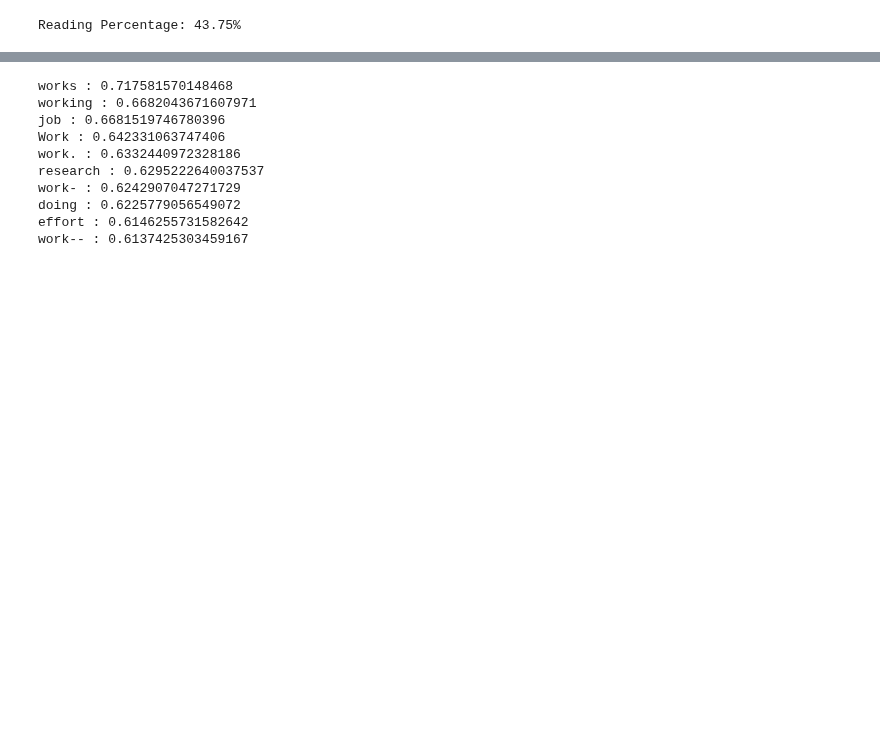
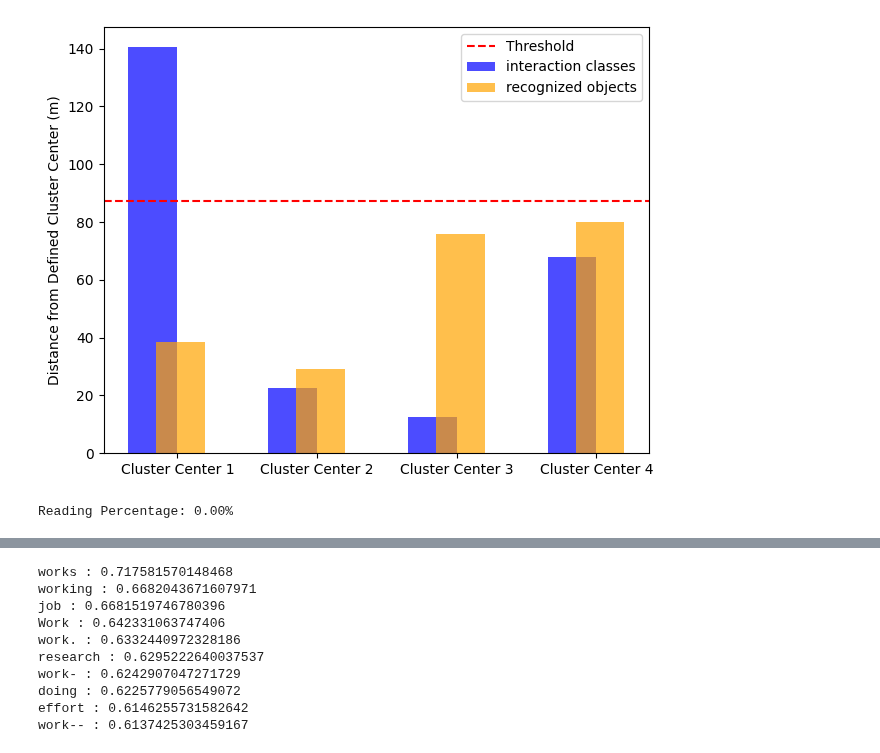
Before and after one commit to ozaki-hr8/-Space-Utilization-Analysis, a Jupyter notebook: cluster.ipynb, the cells around one changed output, grey strips where cells are left out. Cells and saved outputs as stored; diff of their text form; code cells hidden in the pictures; blank space fills up the shorter version.

```diff
--- a/cluster.ipynb
+++ b/cluster.ipynb
@@ -253,5 +280,50 @@ for i, observed_list in enumerate(observed_lists):
+# %%
+import numpy as np
+import matplotlib.pyplot as plt
+
+# Given 4 coordinates
+target_coordinates = np.array([(515, 118), (398, 366.5), (100, 360), (202, 112)])
+
+# Centers' coordinates
+centers_coordinates = np.array(centers)
+centers2_coordinates = np.array(centers2)
+
+# Calculate the index of the nearest coordinate for each center
+nearest_indices_centers = np.argmin(np.linalg.norm(centers_coordinates[:, None] - target_coordinates, axis=2), axis=1)
+nearest_indices_centers2 = np.argmin(np.linalg.norm(centers2_coordinates[:, None] - target_coordinates, axis=2), axis=1)
+
+# Calculate the distance from the nearest coordinate
+distances_centers = np.linalg.norm(centers_coordinates - target_coordinates[nearest_indices_centers], axis=1)
+distances_centers2 = np.linalg.norm(centers2_coordinates - target_coordinates[nearest_indices_centers2], axis=1)
+
+
+# Set the threshold
+threshold = 87.4
+
+# Set bar width and offset
+bar_width = 0.35
+bar_offset = 0.2
+
+
+# Plot the bar graph for centers (centers2 will be shifted by the bar_offset)
+plt.bar(np.arange(len(distances_centers)), distances_centers, bar_width, label='interaction classes', color='blue', alpha=0.7)
+plt.bar(np.arange(len(distances_centers2)) + bar_offset, distances_centers2, bar_width, label='recognized objects', color='orange', alpha=0.7)
+
+# Plot the threshold line
+plt.axhline(threshold, color='red', linestyle='--', label='Threshold')
+plt.ylabel('Distance from Defined Cluster Center (m)')
+
+
+plt.xticks(np.arange(len(distances_centers)) + bar_width / 2, ['Cluster Center 1', 'Cluster Center 2', 'Cluster Center 3', 'Cluster Center 4'])
+plt.legend()
+
+# Display the graph
+plt.tight_layout()
+plt.show()
+# %% [output]
+[figure, added]
 # %%
-split_values=split_values #1 2 work  3laying 4read
+split_values=split_values1 #1 2 work  3laying 4read
 total_count = len(split_values)  # split_valuesリストの総要素数
 # count1 = sum(1 for value in split_values if value == "reading")  # "reading"の数をカウント
 # count2 = sum(1 for value in split_values if value == "book")  # "book"の数をカウント
@@ -276,7 +348,7 @@ print(f"Reading Percentage: {count1_percentage+count2_percentage:.2f}%")
 # count1_percentage = (count1 / total_count) * 100  # "reading"の含有率を計算
 # print(f"Reading Percentage: {count1_percentage:.2f}%")
 # %% [output]
-Reading Percentage: 43.75%
+Reading Percentage: 0.00%
 # %%
 for i, observed_list in enumerate(observed_lists):
     score = [np.mean([model.similarity(utilization, observe) for observe in observed_list])
```
Also changed, not shown: parts of 20 cells of this notebook, 5 other files.
